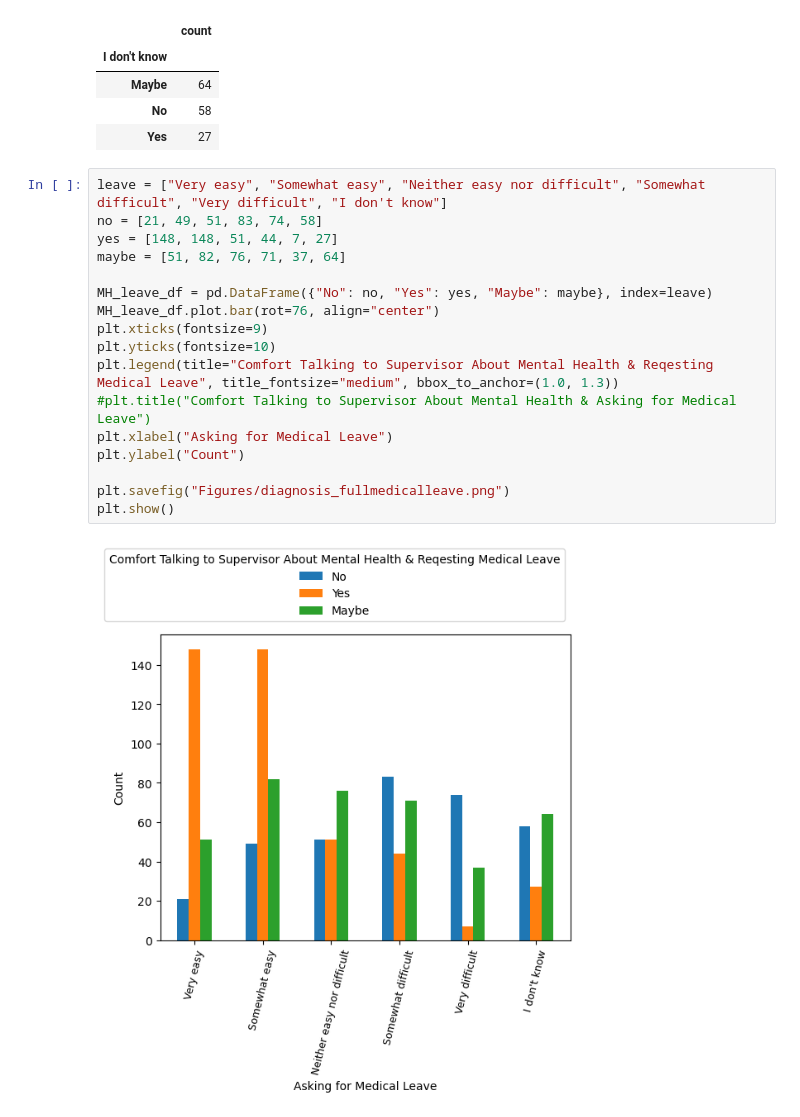
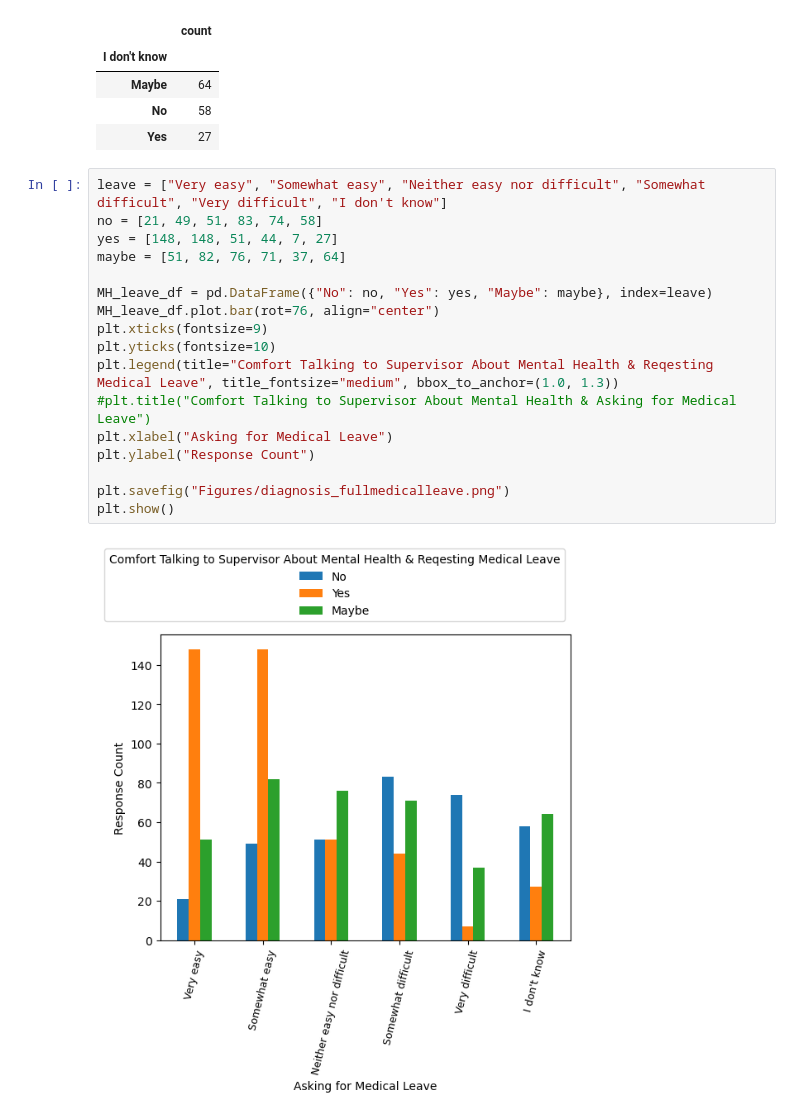
Before and after one commit to SecondHandSushi/Project-1-Mental-Tech, a Jupyter notebook: leave_work.ipynb, the cells around one changed output. Saved outputs shown, nothing was run; the diff lists cells and outputs as text.

```diff
--- a/leave_work.ipynb
+++ b/leave_work.ipynb
@@ -231,19 +231,19 @@ idk_answers
 # %%
 leave = ["Very easy", "Somewhat easy", "Neither easy nor difficult", "Somewhat difficult", "Very difficult", "I don't know"]
 no = [21, 49, 51, 83, 74, 58]
 yes = [148, 148, 51, 44, 7, 27]
 maybe = [51, 82, 76, 71, 37, 64]
 
 MH_leave_df = pd.DataFrame({"No": no, "Yes": yes, "Maybe": maybe}, index=leave)
 MH_leave_df.plot.bar(rot=76, align="center")
 plt.xticks(fontsize=9)
 plt.yticks(fontsize=10)
 plt.legend(title="Comfort Talking to Supervisor About Mental Health & Reqesting Medical Leave", title_fontsize="medium", bbox_to_anchor=(1.0, 1.3))
 #plt.title("Comfort Talking to Supervisor About Mental Health & Asking for Medical Leave")
 plt.xlabel("Asking for Medical Leave")
-plt.ylabel("Count")
+plt.ylabel("Response Count")
 
 plt.savefig("Figures/diagnosis_fullmedicalleave.png")
 plt.show()
 # %% [output]
-[figure, old version]
+[figure, new version]
```
